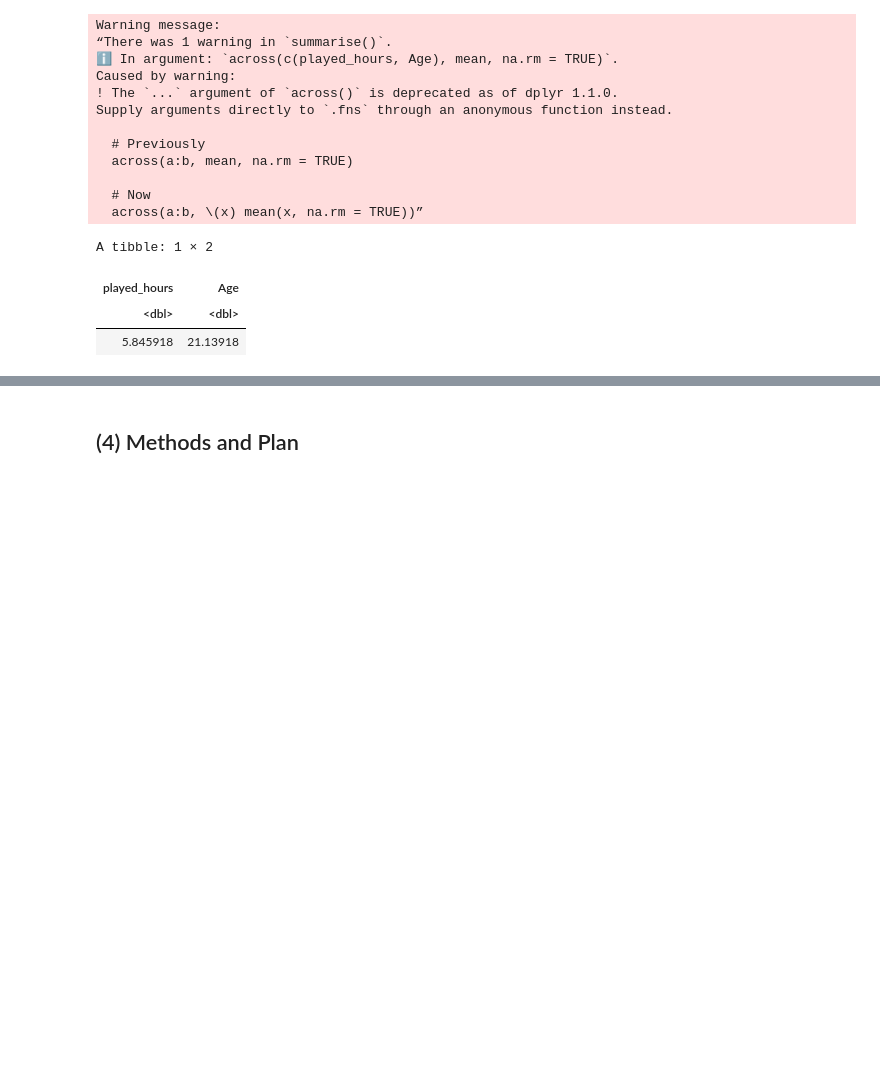
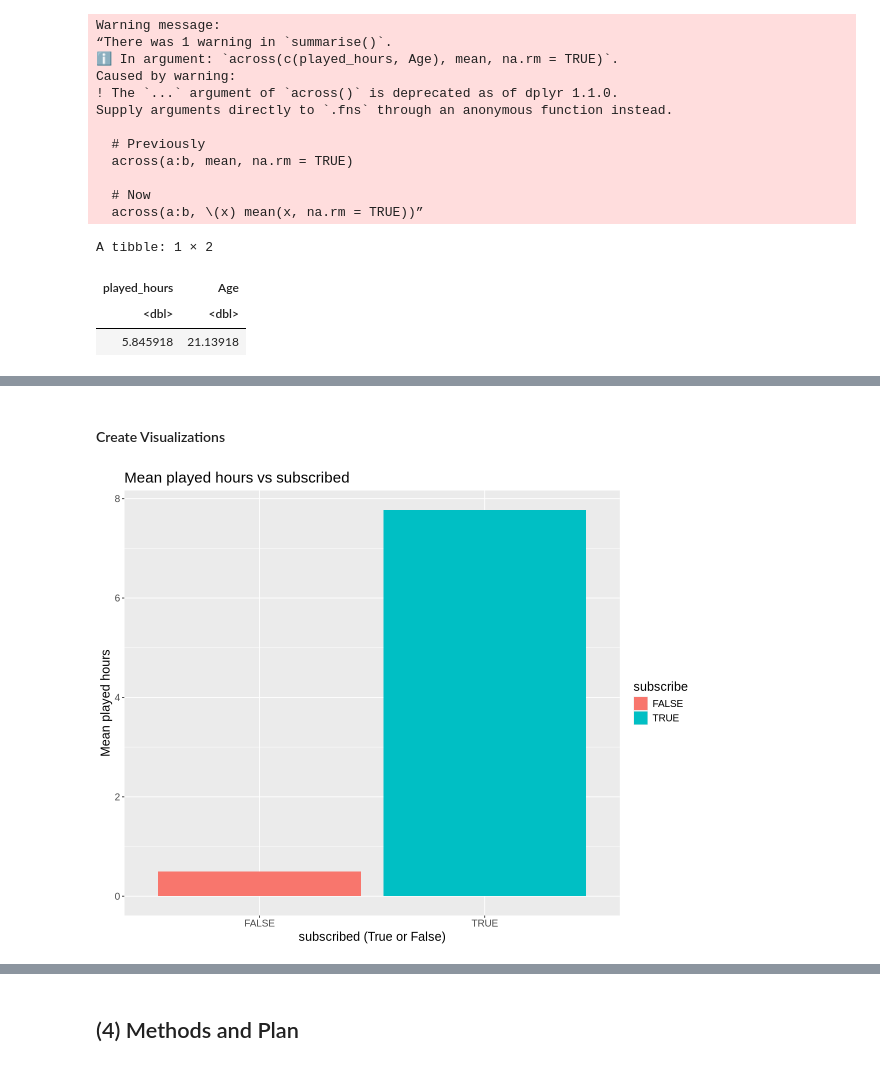
Before and after one commit to SimranHeir/DSCI-100-Project-Planning-Stage-Individual-Simran-Heir, a Jupyter notebook: Project Planning Individual Stage Notebook - Simran Heir.ipynb, the cells around one changed output, grey strips where cells are left out. Saved outputs shown, nothing was run; the diff lists cells and outputs as text; code cells hidden in the pictures; blank space fills up the shorter version.

Commit message:
Added graphs/visualizations
Added graphs/visualizations to the notebook.

```diff
--- a/Project Planning Individual Stage Notebook - Simran Heir.ipynb
+++ b/Project Planning Individual Stage Notebook - Simran Heir.ipynb
@@ -259,0 +239,8 @@ what relationship does it have with some of the other variables?
+# %%
+# wrangle data for played_hours and subscribe
+
+played_hours_wrangled <- player_data_wrangled |>
+    group_by(subscribe) |>
+    summarise (mean_played_hours = mean (played_hours))
+
+played_hours_wrangled
@@ -259,0 +253,15 @@ what relationship does it have with some of the other variables?
+# %% [markdown]
+
+#### Create Visualizations
+# %%
+graph_played_hours <- played_hours_wrangled |>
+    ggplot (aes (x = subscribe, y = mean_played_hours, fill = subscribe)) +
+    geom_bar(stat = "identity") +
+    xlab ("subscribed (True or False)") +
+    ylab ("Mean played hours") +
+    ggtitle ("Mean played hours vs subscribed") +
+    theme (text = element_text (size = 15))
+    options (repr.plot.width = 10, repr.plot.height = 8)
+graph_played_hours
+# %% [output]
+[figure, added]
```
Also changed, not shown: parts of 15 cells of this notebook.
